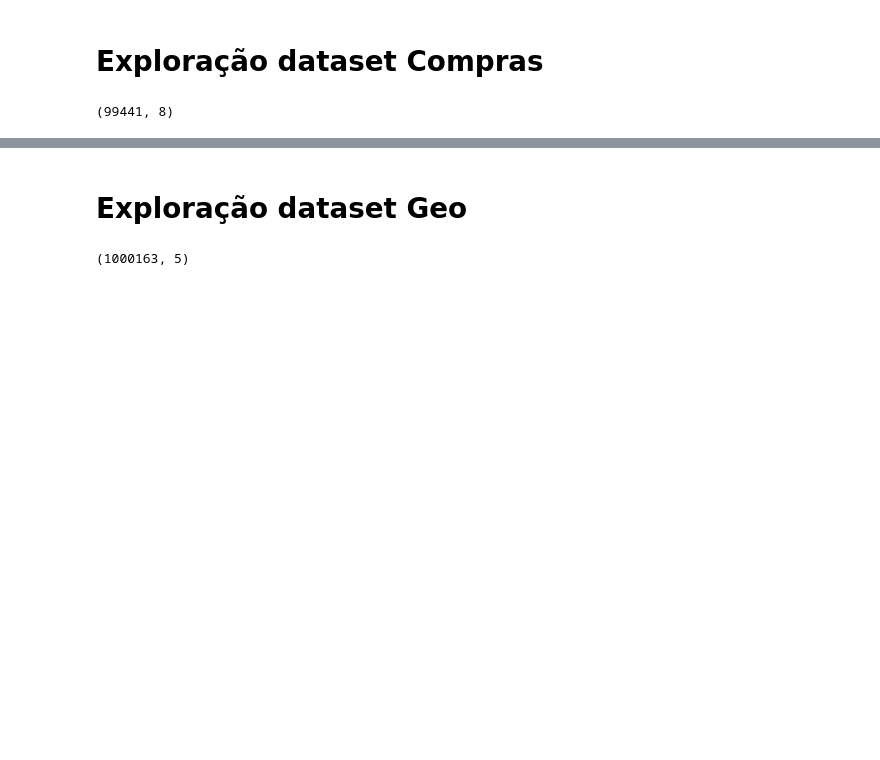
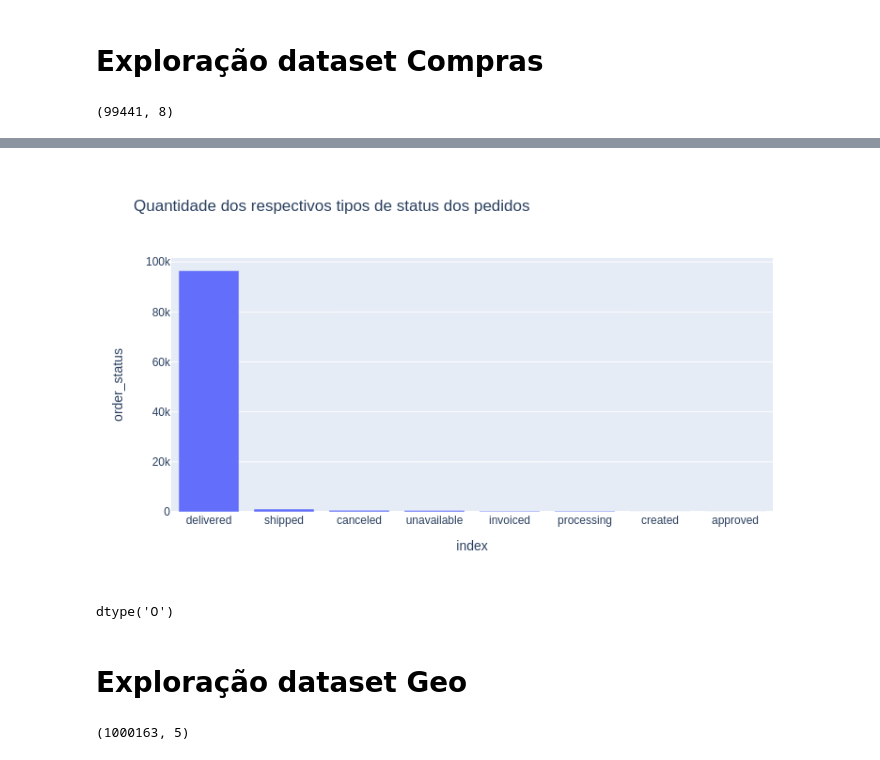
Before and after one commit to Lucas-Buk/Introducao-Ciencia-de-Dados, a Jupyter notebook: Aula_1_Exploração_Olist.ipynb, the cells around one changed output, grey strips where cells are left out. Cells and saved outputs as stored; diff of their text form; code cells hidden in the pictures; blank space fills up the shorter version.

```diff
--- a/Aula_1_Exploração_Olist.ipynb
+++ b/Aula_1_Exploração_Olist.ipynb
@@ -398,3 +398,7 @@ df_compras.head(3)
 | 0 | e481f51cbdc54678b7cc49136f2d6af7 | 9ef432eb6251297304e76186b10a928d | delivered | 2017-10-02 10:56:33 | 2017-10-02 11:07:15 | 2017-10-04 19:55:00 | ... |
 | 1 | 53cdb2fc8bc7dce0b6741e2150273451 | b0830fb4747a6c6d20dea0b8c802d7ef | delivered | 2018-07-24 20:41:37 | 2018-07-26 03:24:27 | 2018-07-26 14:31:00 | ... |
 | 2 | 47770eb9100c2d0c44946d9cf07ec65d | 41ce2a54c0b03bf3443c3d931a367089 | delivered | 2018-08-08 08:38:49 | 2018-08-08 08:55:23 | 2018-08-08 13:50:00 | ... |
+# %%
+# Tipos e quantidade do status do pedido
+df_status = df_compras.order_status.value_counts().reset_index()
+df_status
@@ -401,3 +415,12 @@ df_compras.head(3)
+# %%
+fig = px.bar(df_status, x='index', y='order_status', title= 'Quantidade dos respectivos tipos de status dos pedidos')
+gitly.show(fig)
+# %% [output]
+[figure, added]
+# %%
+df_compras.order_purchase_timestamp.dtype
+# %% [output]
+dtype('O')
 # %% [markdown]
 # Exploração dataset Geo
 # %%
```
Also changed, not shown: parts of 9 cells of this notebook.
